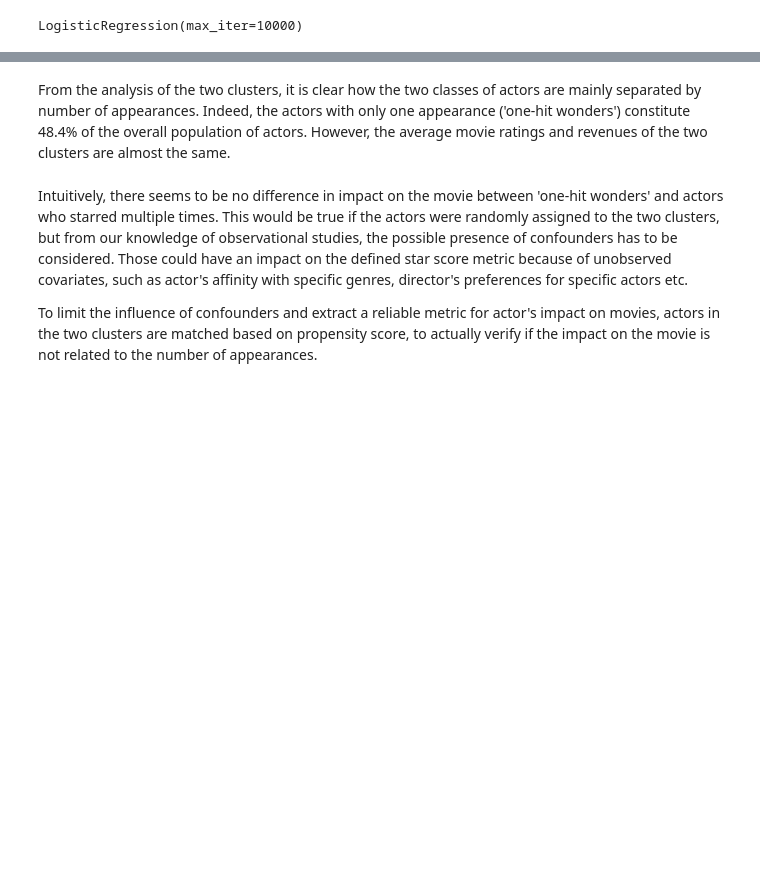
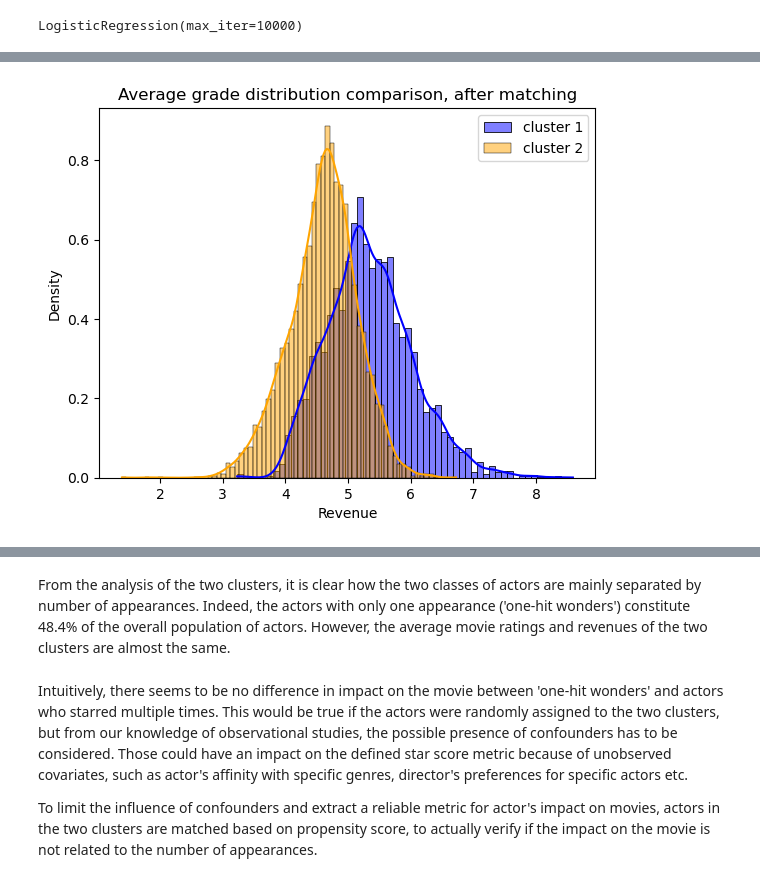
Before and after one commit to louisleger/ada-final-project, a Jupyter notebook: src/star_score.ipynb, the cells around one changed output, grey strips where cells are left out. Cells and saved outputs as stored; diff of their text form; code cells hidden in the pictures; blank space fills up the shorter version.

```diff
--- a/src/star_score.ipynb
+++ b/src/star_score.ipynb
@@ -484,0 +569,8 @@ ds.head()
+# %%
+ax = sns.histplot(treat['grade_sum'], kde=True, stat='density', color='blue', label='cluster 1');
+ax = sns.histplot(contr['grade_sum'], kde=True, stat='density', color='orange', label='cluster 2')
+ax.set(title='Average grade distribution comparison, after matching',xlabel='Revenue')
+plt.legend()
+plt.show()
+# %% [output]
+[figure, added]
```
Also changed, not shown: parts of 33 cells of this notebook, 3 other files.
